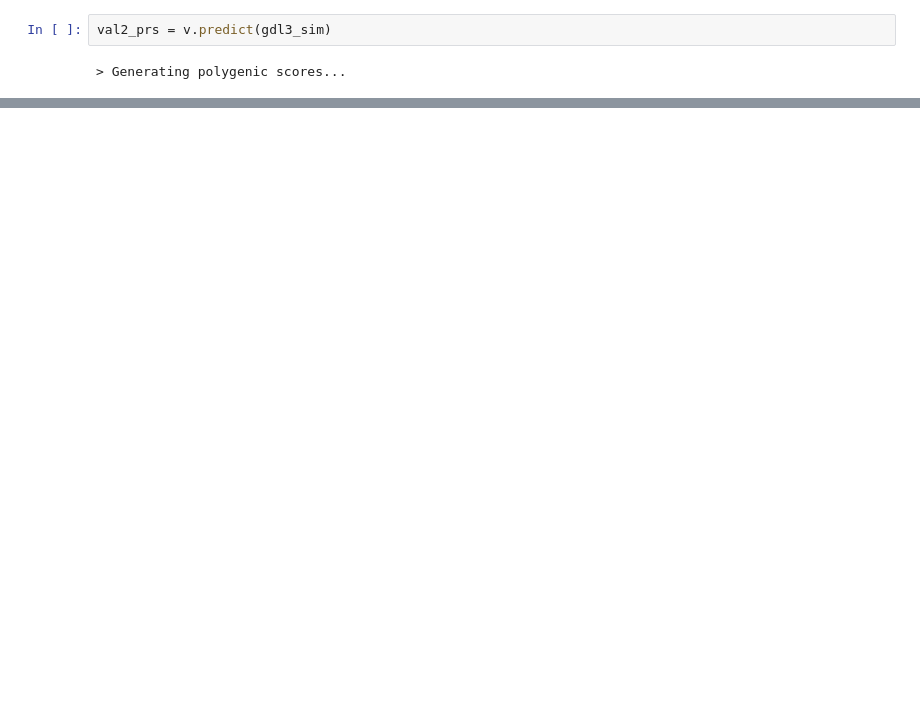
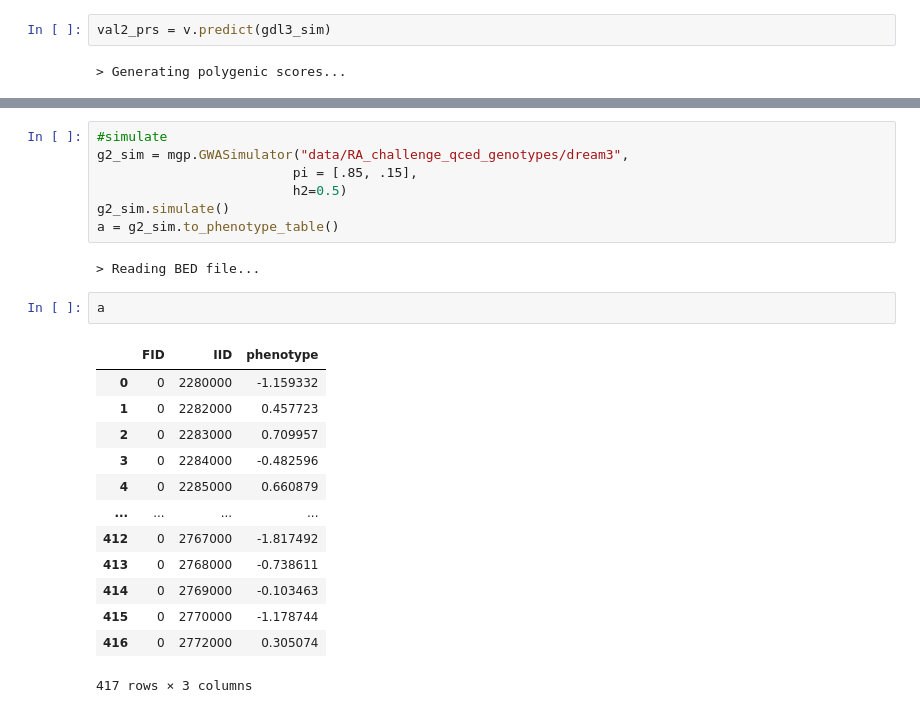
Before and after one commit to Yiqing-Zhu2000/RA_Project, a Jupyter notebook: Toy_example_expr.ipynb, the cells around one changed output, grey strips where cells are left out. Cells and saved outputs as stored; diff of their text form; blank space fills up the shorter version.

Commit message:
create all_RA_qced relative data

```diff
--- a/Toy_example_expr.ipynb
+++ b/Toy_example_expr.ipynb
@@ -258,0 +261,25 @@ r2(val2_prs, gdl3_sim.sample_table.phenotype)
+# %%
+#simulate
+g2_sim = mgp.GWASimulator("data/RA_challenge_qced_genotypes/dream3",
+                         pi = [.85, .15],
+                         h2=0.5)
+g2_sim.simulate()
+a = g2_sim.to_phenotype_table()
+# %% [output]
+> Reading BED file...
+# %%
+a
+# %% [output]
+|  | FID | IID | phenotype |
+| 0 | 0 | 2280000 | -1.159332 |
+| 1 | 0 | 2282000 | 0.457723 |
+| 2 | 0 | 2283000 | 0.709957 |
+| 3 | 0 | 2284000 | -0.482596 |
+| 4 | 0 | 2285000 | 0.660879 |
+| ... | ... | ... | ... |
+| 412 | 0 | 2767000 | -1.817492 |
+| 413 | 0 | 2768000 | -0.738611 |
+| 414 | 0 | 2769000 | -0.103463 |
+| 415 | 0 | 2770000 | -1.178744 |
+| 416 | 0 | 2772000 | 0.305074 |
+417 rows × 3 columns
```
Also changed, not shown: parts of 21 cells of this notebook, 5 other files.
